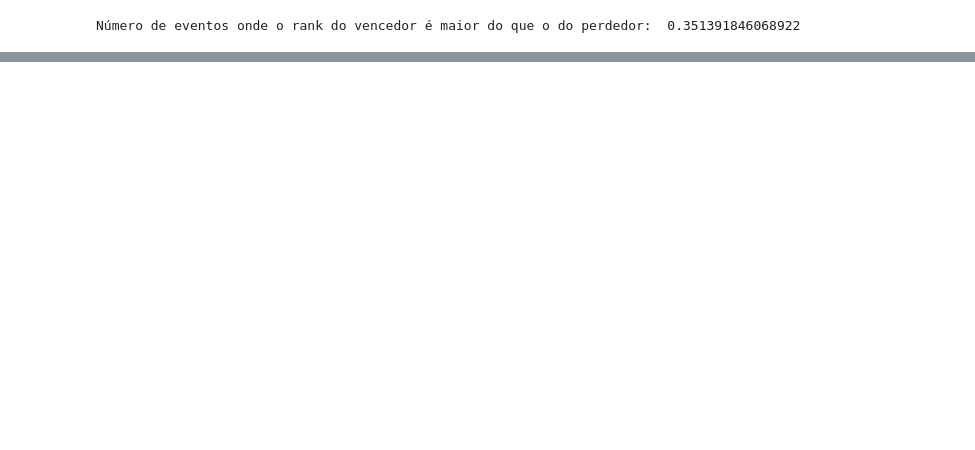
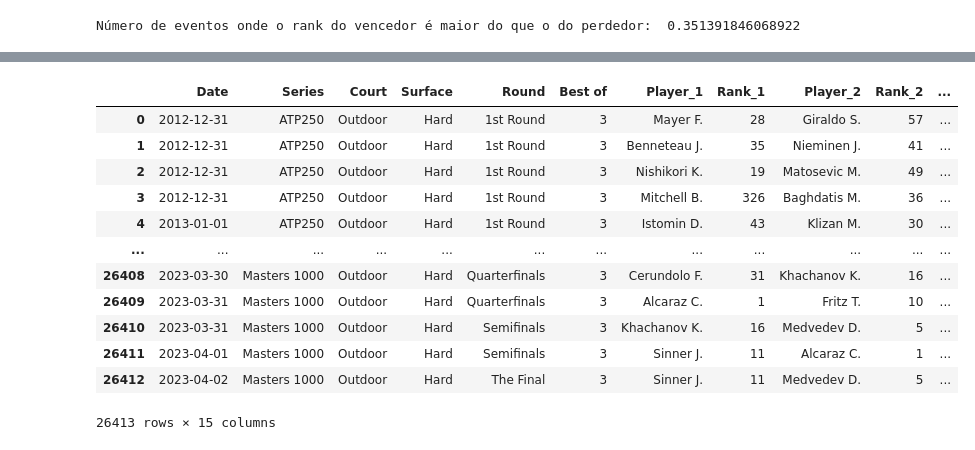
Before and after one commit to joaoalbertofs/atp_analysis, a Jupyter notebook: Analysis.ipynb, the cells around one changed output, grey strips where cells are left out. Saved outputs shown, nothing was run; the diff lists cells and outputs as text; code cells hidden in the pictures; blank space fills up the shorter version.

```diff
--- a/Analysis.ipynb
+++ b/Analysis.ipynb
@@ -127,0 +200,52 @@ fig.show()
+# %%
+
+
+def build_xgb_model(data):
+    # Separando os recursos e a variável alvo
+    X = data.drop('Player_1_wins', axis=1)
+    y = data['Player_1_wins']
+
+    # Dividindo os dados em treino e teste
+    X_train, X_test, y_train, y_test = train_test_split(X, y, test_size=0.2, random_state=42)
+
+    # Definindo os parâmetros para otimização
+    param_grid = {'max_depth': [3, 5, 7], 'learning_rate': [0.05, 0.1, 0.15], 'n_estimators': [100, 200, 300]}
+
+    # Criando o classificador XGBoost
+    clf = xgb.XGBClassifier(objective='binary:logistic', eval_metric='logloss')
+
+    # Otimizando os parâmetros do classificador usando GridSearchCV
+    grid_search = GridSearchCV(clf, param_grid, cv=5, scoring='roc_auc')
+    grid_search.fit(X_train, y_train)
+
+    # Obtendo a melhor combinação de parâmetros
+    best_params = grid_search.best_params_
+
+    # Treinando o classificador usando a melhor combinação de parâmetros
+    clf = xgb.XGBClassifier(objective='binary:logistic', eval_metric='logloss', **best_params)
+    clf.fit(X_train, y_train)
+
+    # Avaliando a performance do modelo no conjunto de teste
+    y_pred = clf.predict(X_test)
+    accuracy = accuracy_score(y_test, y_pred)
+    auc_roc = roc_auc_score(y_test, y_pred)
+    f1 = f1_score(y_test, y_pred)
+
+    # Armazenando as métricas de desempenho em um dicionário
+    results = {'Accuracy': accuracy, 'AUC-ROC': auc_roc, 'F1 Score': f1}
+
+    return results
+# %% [output]
+|  | Date | Series | Court | Surface | Round | Best of | Player_1 | Rank_1 | Player_2 | Rank_2 | ... |
+| 0 | 2012-12-31 | ATP250 | Outdoor | Hard | 1st Round | 3 | Mayer F. | 28 | Giraldo S. | 57 | ... |
+| 1 | 2012-12-31 | ATP250 | Outdoor | Hard | 1st Round | 3 | Benneteau J. | 35 | Nieminen J. | 41 | ... |
+| 2 | 2012-12-31 | ATP250 | Outdoor | Hard | 1st Round | 3 | Nishikori K. | 19 | Matosevic M. | 49 | ... |
+| 3 | 2012-12-31 | ATP250 | Outdoor | Hard | 1st Round | 3 | Mitchell B. | 326 | Baghdatis M. | 36 | ... |
+| 4 | 2013-01-01 | ATP250 | Outdoor | Hard | 1st Round | 3 | Istomin D. | 43 | Klizan M. | 30 | ... |
+| ... | ... | ... | ... | ... | ... | ... | ... | ... | ... | ... | ... |
+| 26408 | 2023-03-30 | Masters 1000 | Outdoor | Hard | Quarterfinals | 3 | Cerundolo F. | 31 | Khachanov K. | 16 | ... |
+| 26409 | 2023-03-31 | Masters 1000 | Outdoor | Hard | Quarterfinals | 3 | Alcaraz C. | 1 | Fritz T. | 10 | ... |
+| 26410 | 2023-03-31 | Masters 1000 | Outdoor | Hard | Semifinals | 3 | Khachanov K. | 16 | Medvedev D. | 5 | ... |
+| 26411 | 2023-04-01 | Masters 1000 | Outdoor | Hard | Semifinals | 3 | Sinner J. | 11 | Alcaraz C. | 1 | ... |
+| 26412 | 2023-04-02 | Masters 1000 | Outdoor | Hard | The Final | 3 | Sinner J. | 11 | Medvedev D. | 5 | ... |
+26413 rows × 15 columns
```
Also changed, not shown: parts of 6 cells of this notebook.
